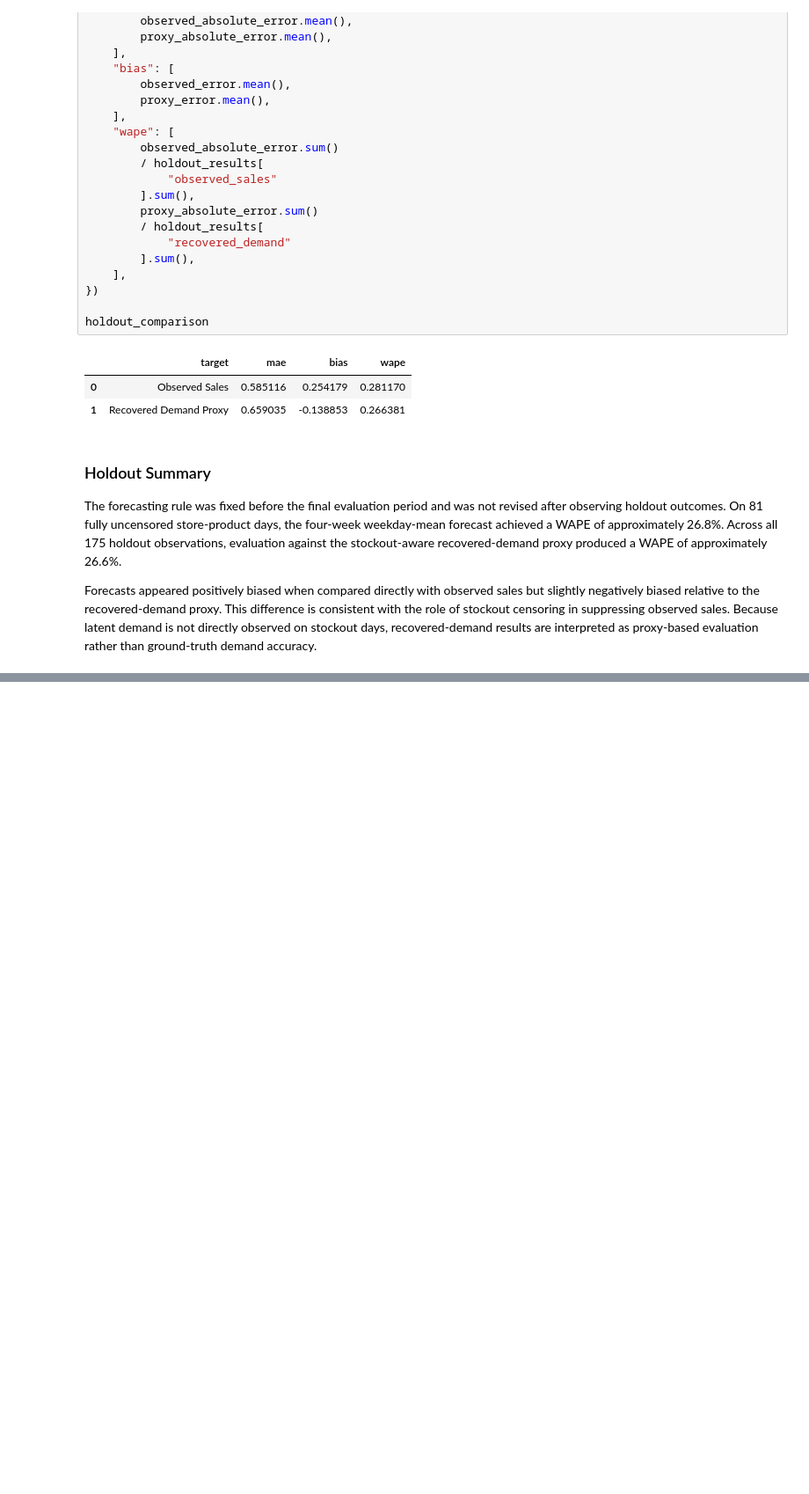
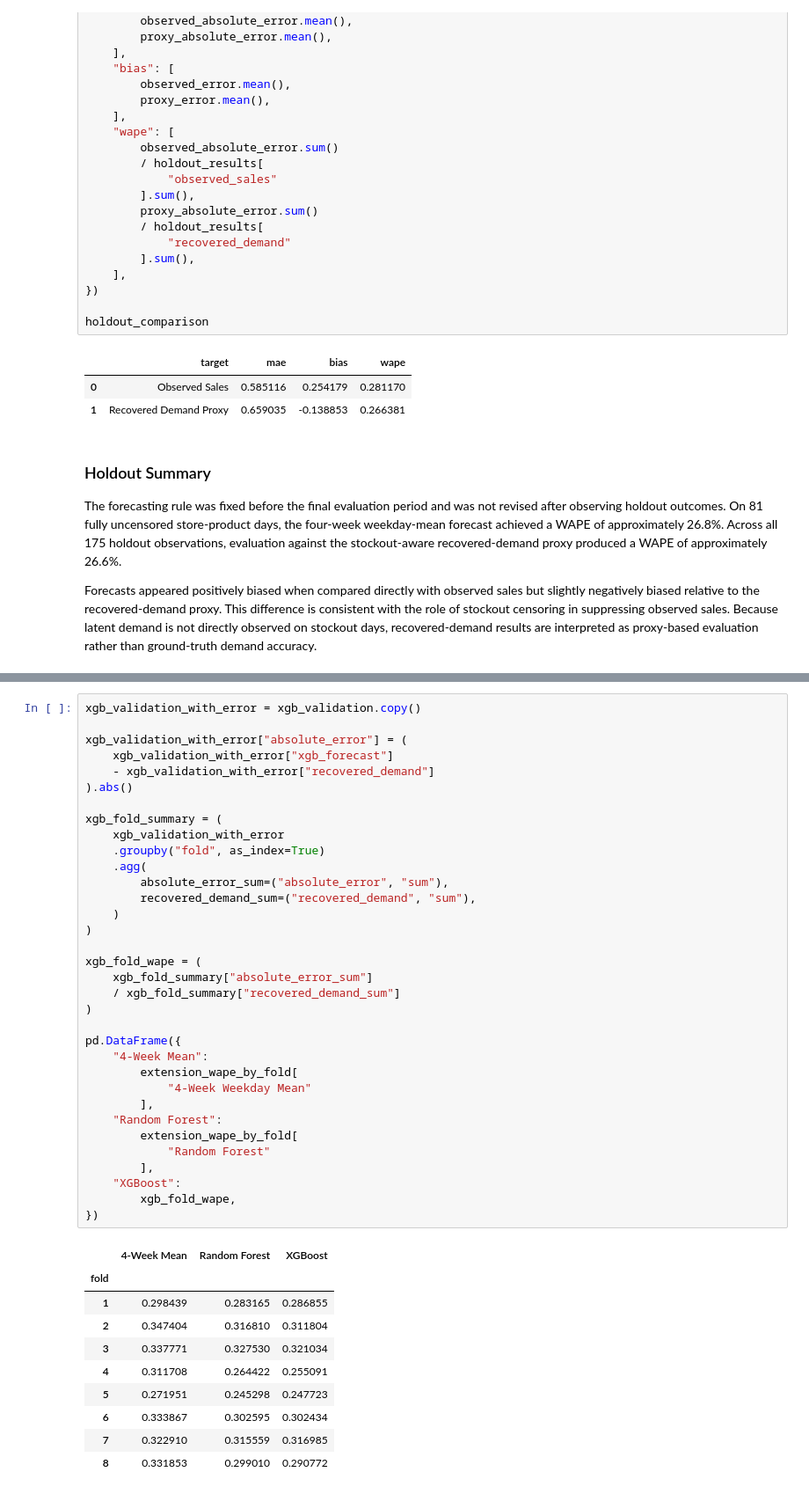
Before and after one commit to Nemesis-0/stockout-aware-replenishment-optimization, a Jupyter notebook: notebooks/02_demand_analysis.ipynb, the cells around one changed output, grey strips where cells are left out. Shown at 88% size. Saved outputs shown, nothing was run; the diff lists cells and outputs as text; blank space fills up the shorter version.

```diff
--- a/notebooks/02_demand_analysis.ipynb
+++ b/notebooks/02_demand_analysis.ipynb
@@ -2868,0 +3687,45 @@ Forecasts appeared positively biased when compared directly with observed sales
+# %%
+xgb_validation_with_error = xgb_validation.copy()
+
+xgb_validation_with_error["absolute_error"] = (
+    xgb_validation_with_error["xgb_forecast"]
+    - xgb_validation_with_error["recovered_demand"]
+).abs()
+
+xgb_fold_summary = (
+    xgb_validation_with_error
+    .groupby("fold", as_index=True)
+    .agg(
+        absolute_error_sum=("absolute_error", "sum"),
+        recovered_demand_sum=("recovered_demand", "sum"),
+    )
+)
+
+xgb_fold_wape = (
+    xgb_fold_summary["absolute_error_sum"]
+    / xgb_fold_summary["recovered_demand_sum"]
+)
+
+pd.DataFrame({
+    "4-Week Mean":
+        extension_wape_by_fold[
+            "4-Week Weekday Mean"
+        ],
+    "Random Forest":
+        extension_wape_by_fold[
+            "Random Forest"
+        ],
+    "XGBoost":
+        xgb_fold_wape,
+})
+# %% [output]
+|  | 4-Week Mean | Random Forest | XGBoost |
+| fold |  |  |  |
+| 1 | 0.298439 | 0.283165 | 0.286855 |
+| 2 | 0.347404 | 0.316810 | 0.311804 |
+| 3 | 0.337771 | 0.327530 | 0.321034 |
+| 4 | 0.311708 | 0.264422 | 0.255091 |
+| 5 | 0.271951 | 0.245298 | 0.247723 |
+| 6 | 0.333867 | 0.302595 | 0.302434 |
+| 7 | 0.322910 | 0.315559 | 0.316985 |
+| 8 | 0.331853 | 0.299010 | 0.290772 |
```
Also changed, not shown: parts of 14 cells of this notebook, 2 other files.
